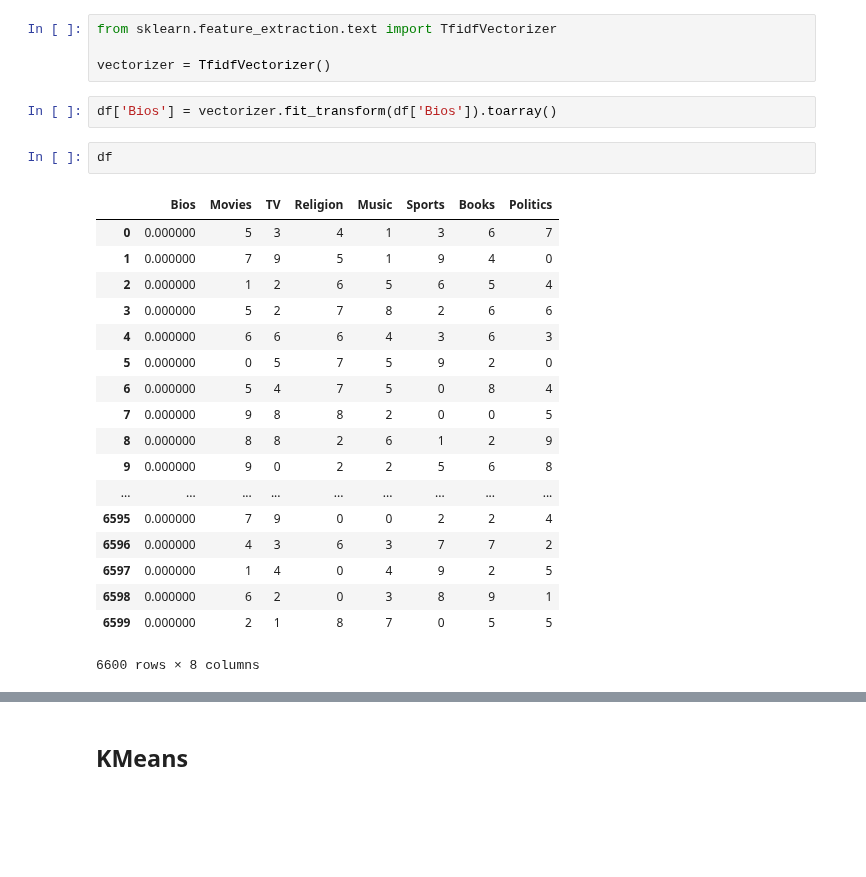
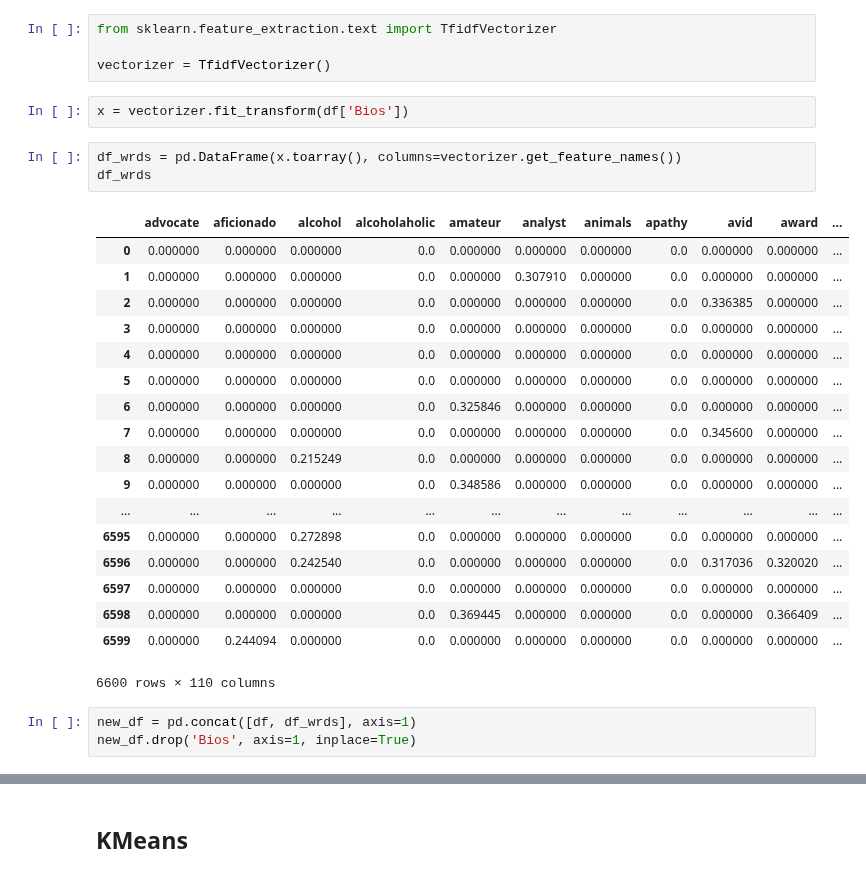
Before and after one commit to marcosan93/AI-Matchmaker, a Jupyter notebook: Clustering-Profiles.ipynb, the cells around one changed output, grey strips where cells are left out. Drawn from its saved outputs; the diff is of its cells as text; blank space fills up the shorter version.

```diff
--- a/Clustering-Profiles.ipynb
+++ b/Clustering-Profiles.ipynb
@@ -42,25 +43,29 @@ from sklearn.feature_extraction.text import TfidfVectorizer
 
 vectorizer = TfidfVectorizer()
 # %%
-df['Bios'] = vectorizer.fit_transform(df['Bios']).toarray()
+x = vectorizer.fit_transform(df['Bios'])
-# %%
-df
-# %% [output]
-|  | Bios | Movies | TV | Religion | Music | Sports | Books | Politics |
-| 0 | 0.000000 | 5 | 3 | 4 | 1 | 3 | 6 | 7 |
-| 1 | 0.000000 | 7 | 9 | 5 | 1 | 9 | 4 | 0 |
-| 2 | 0.000000 | 1 | 2 | 6 | 5 | 6 | 5 | 4 |
-| 3 | 0.000000 | 5 | 2 | 7 | 8 | 2 | 6 | 6 |
-| 4 | 0.000000 | 6 | 6 | 6 | 4 | 3 | 6 | 3 |
-| 5 | 0.000000 | 0 | 5 | 7 | 5 | 9 | 2 | 0 |
-| 6 | 0.000000 | 5 | 4 | 7 | 5 | 0 | 8 | 4 |
-| 7 | 0.000000 | 9 | 8 | 8 | 2 | 0 | 0 | 5 |
-| 8 | 0.000000 | 8 | 8 | 2 | 6 | 1 | 2 | 9 |
-| 9 | 0.000000 | 9 | 0 | 2 | 2 | 5 | 6 | 8 |
-| ... | ... | ... | ... | ... | ... | ... | ... | ... |
-| 6595 | 0.000000 | 7 | 9 | 0 | 0 | 2 | 2 | 4 |
-| 6596 | 0.000000 | 4 | 3 | 6 | 3 | 7 | 7 | 2 |
-| 6597 | 0.000000 | 1 | 4 | 0 | 4 | 9 | 2 | 5 |
-| 6598 | 0.000000 | 6 | 2 | 0 | 3 | 8 | 9 | 1 |
-| 6599 | 0.000000 | 2 | 1 | 8 | 7 | 0 | 5 | 5 |
-6600 rows × 8 columns
+# %%
+df_wrds = pd.DataFrame(x.toarray(), columns=vectorizer.get_feature_names())
+df_wrds
+# %% [output]
+|  | advocate | aficionado | alcohol | alcoholaholic | amateur | analyst | animals | apathy | avid | award | ... |
+| 0 | 0.000000 | 0.000000 | 0.000000 | 0.0 | 0.000000 | 0.000000 | 0.000000 | 0.0 | 0.000000 | 0.000000 | ... |
+| 1 | 0.000000 | 0.000000 | 0.000000 | 0.0 | 0.000000 | 0.307910 | 0.000000 | 0.0 | 0.000000 | 0.000000 | ... |
+| 2 | 0.000000 | 0.000000 | 0.000000 | 0.0 | 0.000000 | 0.000000 | 0.000000 | 0.0 | 0.336385 | 0.000000 | ... |
+| 3 | 0.000000 | 0.000000 | 0.000000 | 0.0 | 0.000000 | 0.000000 | 0.000000 | 0.0 | 0.000000 | 0.000000 | ... |
+| 4 | 0.000000 | 0.000000 | 0.000000 | 0.0 | 0.000000 | 0.000000 | 0.000000 | 0.0 | 0.000000 | 0.000000 | ... |
+| 5 | 0.000000 | 0.000000 | 0.000000 | 0.0 | 0.000000 | 0.000000 | 0.000000 | 0.0 | 0.000000 | 0.000000 | ... |
+| 6 | 0.000000 | 0.000000 | 0.000000 | 0.0 | 0.325846 | 0.000000 | 0.000000 | 0.0 | 0.000000 | 0.000000 | ... |
+| 7 | 0.000000 | 0.000000 | 0.000000 | 0.0 | 0.000000 | 0.000000 | 0.000000 | 0.0 | 0.345600 | 0.000000 | ... |
+| 8 | 0.000000 | 0.000000 | 0.215249 | 0.0 | 0.000000 | 0.000000 | 0.000000 | 0.0 | 0.000000 | 0.000000 | ... |
+| 9 | 0.000000 | 0.000000 | 0.000000 | 0.0 | 0.348586 | 0.000000 | 0.000000 | 0.0 | 0.000000 | 0.000000 | ... |
+| ... | ... | ... | ... | ... | ... | ... | ... | ... | ... | ... | ... |
+| 6595 | 0.000000 | 0.000000 | 0.272898 | 0.0 | 0.000000 | 0.000000 | 0.000000 | 0.0 | 0.000000 | 0.000000 | ... |
+| 6596 | 0.000000 | 0.000000 | 0.242540 | 0.0 | 0.000000 | 0.000000 | 0.000000 | 0.0 | 0.317036 | 0.320020 | ... |
+| 6597 | 0.000000 | 0.000000 | 0.000000 | 0.0 | 0.000000 | 0.000000 | 0.000000 | 0.0 | 0.000000 | 0.000000 | ... |
+| 6598 | 0.000000 | 0.000000 | 0.000000 | 0.0 | 0.369445 | 0.000000 | 0.000000 | 0.0 | 0.000000 | 0.366409 | ... |
+| 6599 | 0.000000 | 0.244094 | 0.000000 | 0.0 | 0.000000 | 0.000000 | 0.000000 | 0.0 | 0.000000 | 0.000000 | ... |
+6600 rows × 110 columns
+# %%
+new_df = pd.concat([df, df_wrds], axis=1)
+new_df.drop('Bios', axis=1, inplace=True)
```
Also changed, not shown: parts of 5 cells of this notebook.
